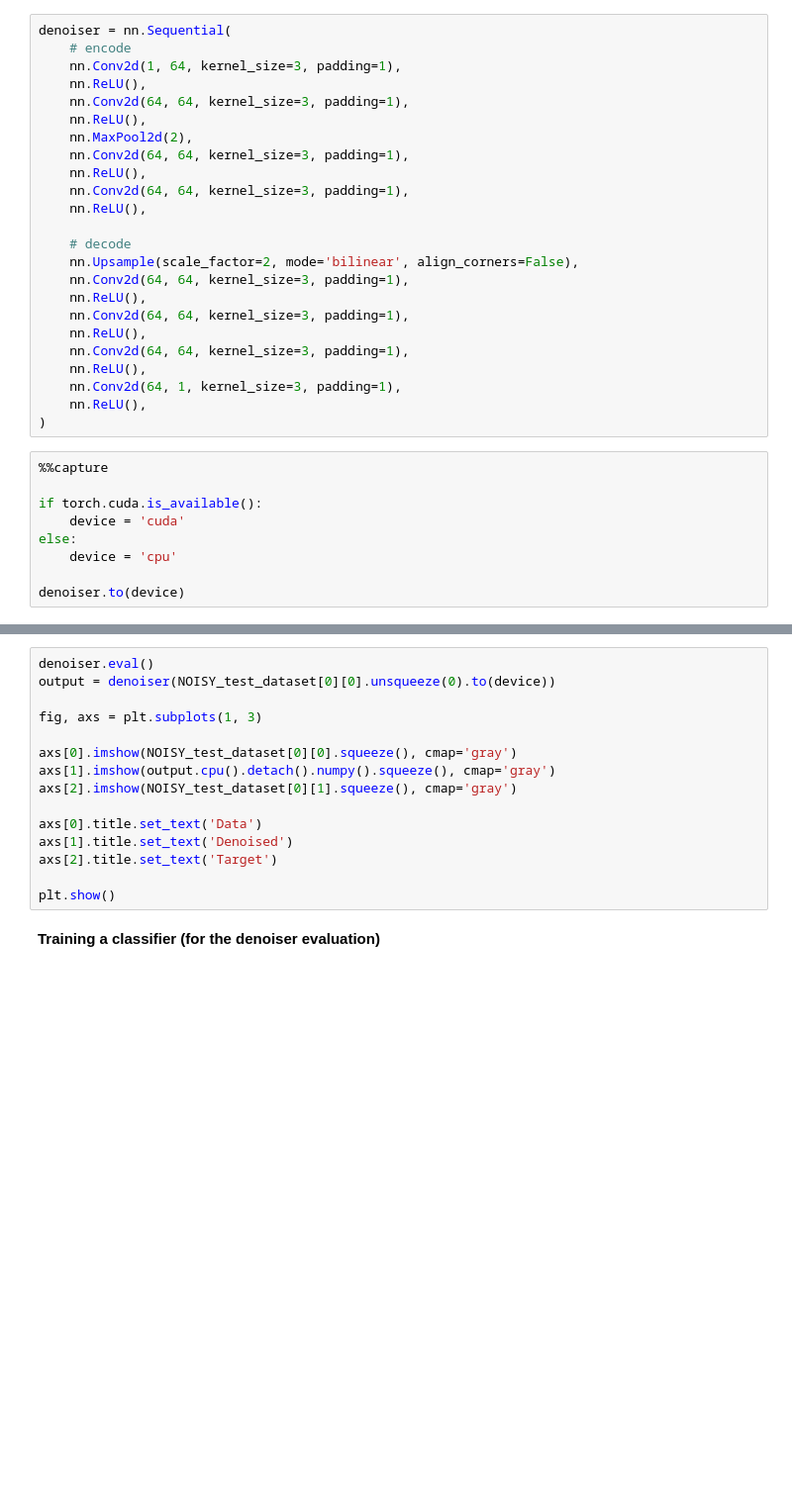
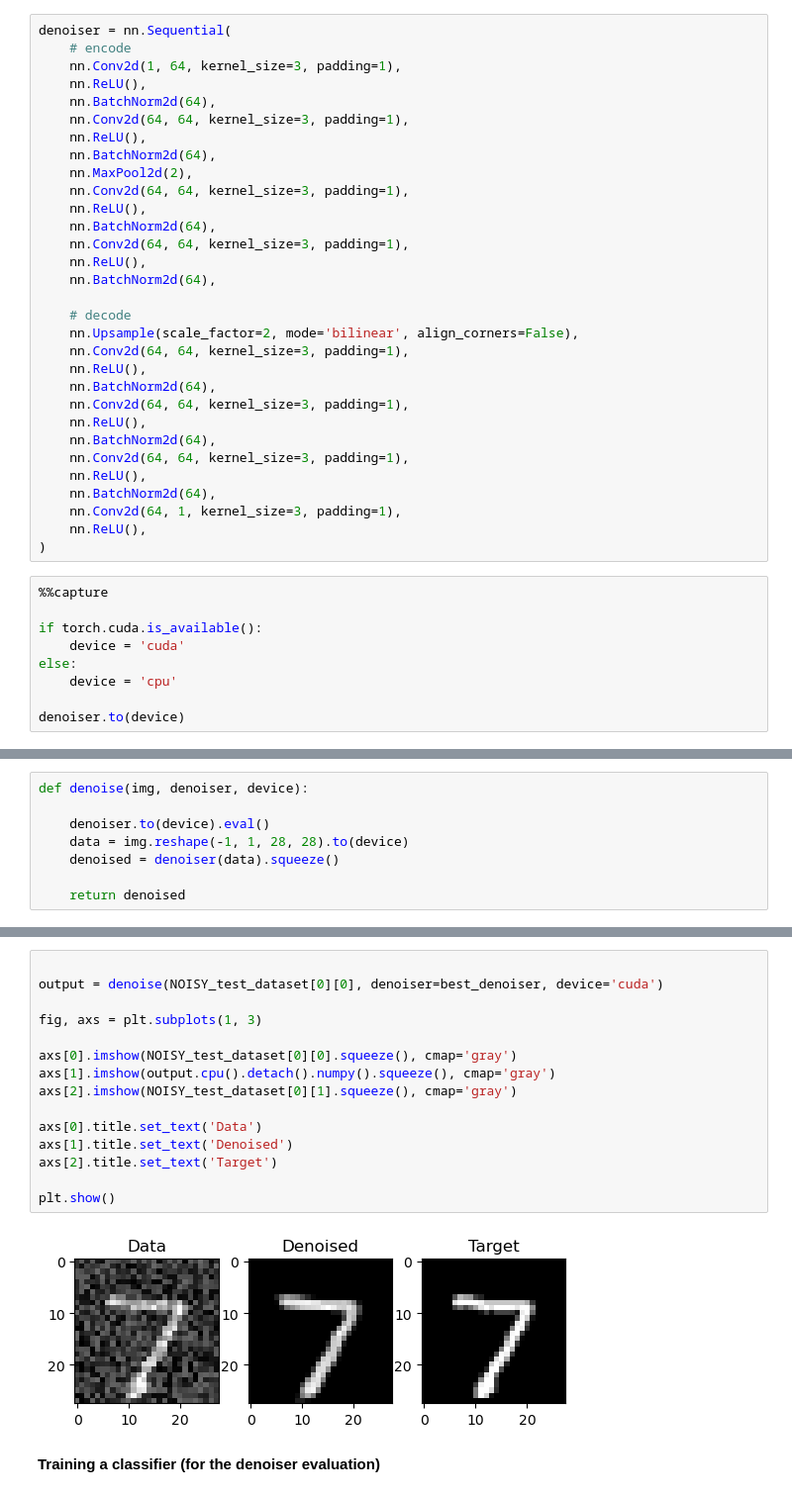
Before and after one commit to krupartea/MNIST-Noise-Reduction, a Jupyter notebook: Noise reduction.ipynb, the cells around one changed output, grey strips where cells are left out. Shown: that part at 99% size. Drawn from its saved outputs; the diff is of its cells as text; blank space fills up the shorter version.

```diff
--- a/Noise reduction.ipynb
+++ b/Noise reduction.ipynb
@@ -71,22 +71,29 @@ denoiser = nn.Sequential(
     # encode
     nn.Conv2d(1, 64, kernel_size=3, padding=1),
     nn.ReLU(),
+    nn.BatchNorm2d(64),
     nn.Conv2d(64, 64, kernel_size=3, padding=1),
     nn.ReLU(),
+    nn.BatchNorm2d(64),
     nn.MaxPool2d(2),
     nn.Conv2d(64, 64, kernel_size=3, padding=1),
     nn.ReLU(),
+    nn.BatchNorm2d(64),
     nn.Conv2d(64, 64, kernel_size=3, padding=1),
     nn.ReLU(),
+    nn.BatchNorm2d(64),
 
     # decode
     nn.Upsample(scale_factor=2, mode='bilinear', align_corners=False),
     nn.Conv2d(64, 64, kernel_size=3, padding=1),
     nn.ReLU(),
+    nn.BatchNorm2d(64),
     nn.Conv2d(64, 64, kernel_size=3, padding=1),
     nn.ReLU(),
+    nn.BatchNorm2d(64),
     nn.Conv2d(64, 64, kernel_size=3, padding=1),
     nn.ReLU(),
+    nn.BatchNorm2d(64),
     nn.Conv2d(64, 1, kernel_size=3, padding=1),
     nn.ReLU(),
 )
@@ -187,0 +208,8 @@ KeyboardInterrupt:
+# %%
+def denoise(img, denoiser, device):
+
+    denoiser.to(device).eval()
+    data = img.reshape(-1, 1, 28, 28).to(device)
+    denoised = denoiser(data).squeeze()
+
+    return denoised
@@ -188,18 +220,20 @@ KeyboardInterrupt:
 # %%
-denoiser.eval()
-output = denoiser(NOISY_test_dataset[0][0].unsqueeze(0).to(device))
+
+output = denoise(NOISY_test_dataset[0][0], denoiser=best_denoiser, device='cuda')
 
 fig, axs = plt.subplots(1, 3)
 
 axs[0].imshow(NOISY_test_dataset[0][0].squeeze(), cmap='gray')
 axs[1].imshow(output.cpu().detach().numpy().squeeze(), cmap='gray')
 axs[2].imshow(NOISY_test_dataset[0][1].squeeze(), cmap='gray')
 
 axs[0].title.set_text('Data')
 axs[1].title.set_text('Denoised')
 axs[2].title.set_text('Target')
 
 plt.show()
+# %% [output]
+[figure, added]
 # %% [markdown]
 **Training a classifier (for the denoiser  evaluation)**
 # %%
```
Also changed, not shown: parts of 13 cells of this notebook.
